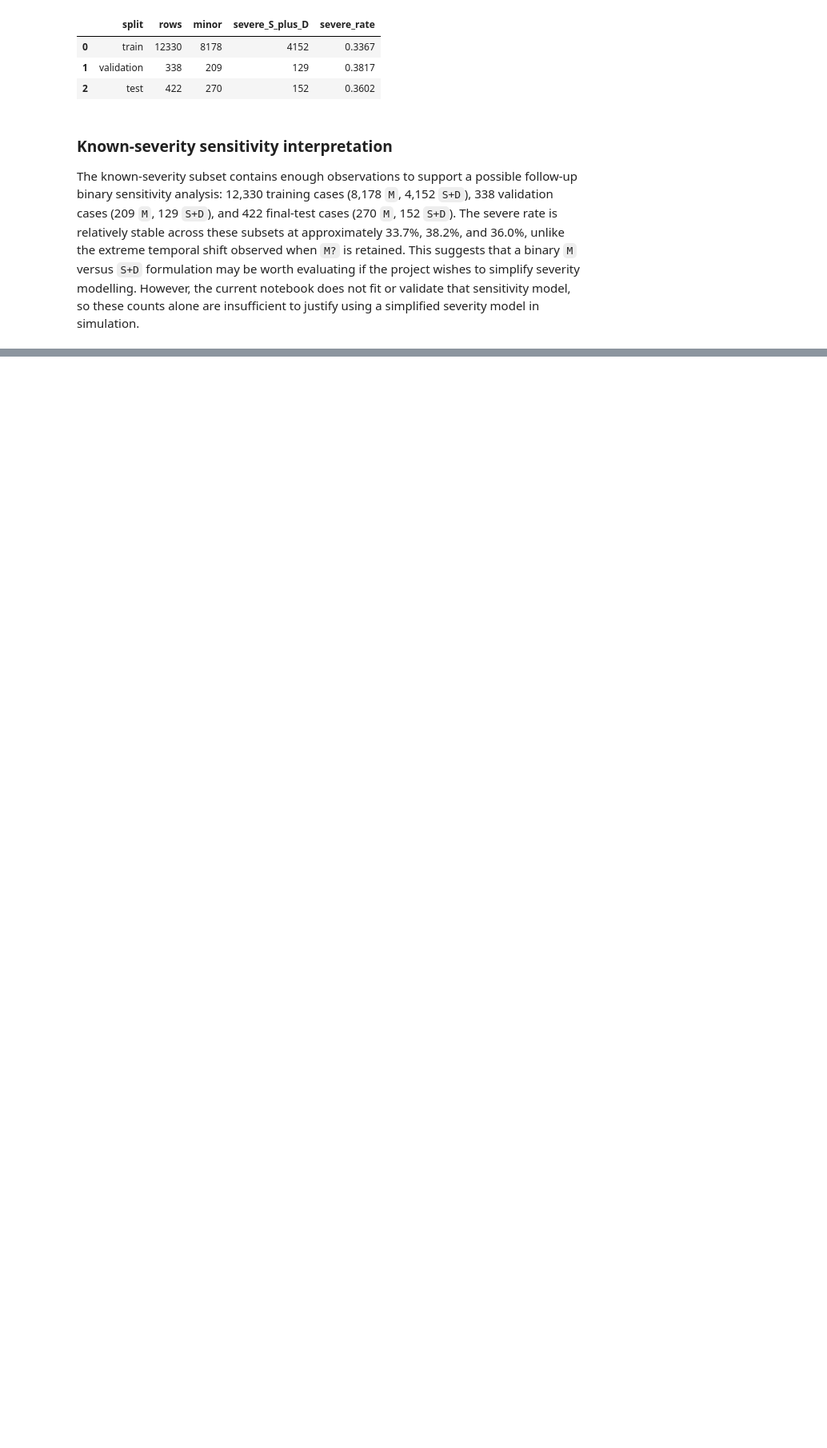
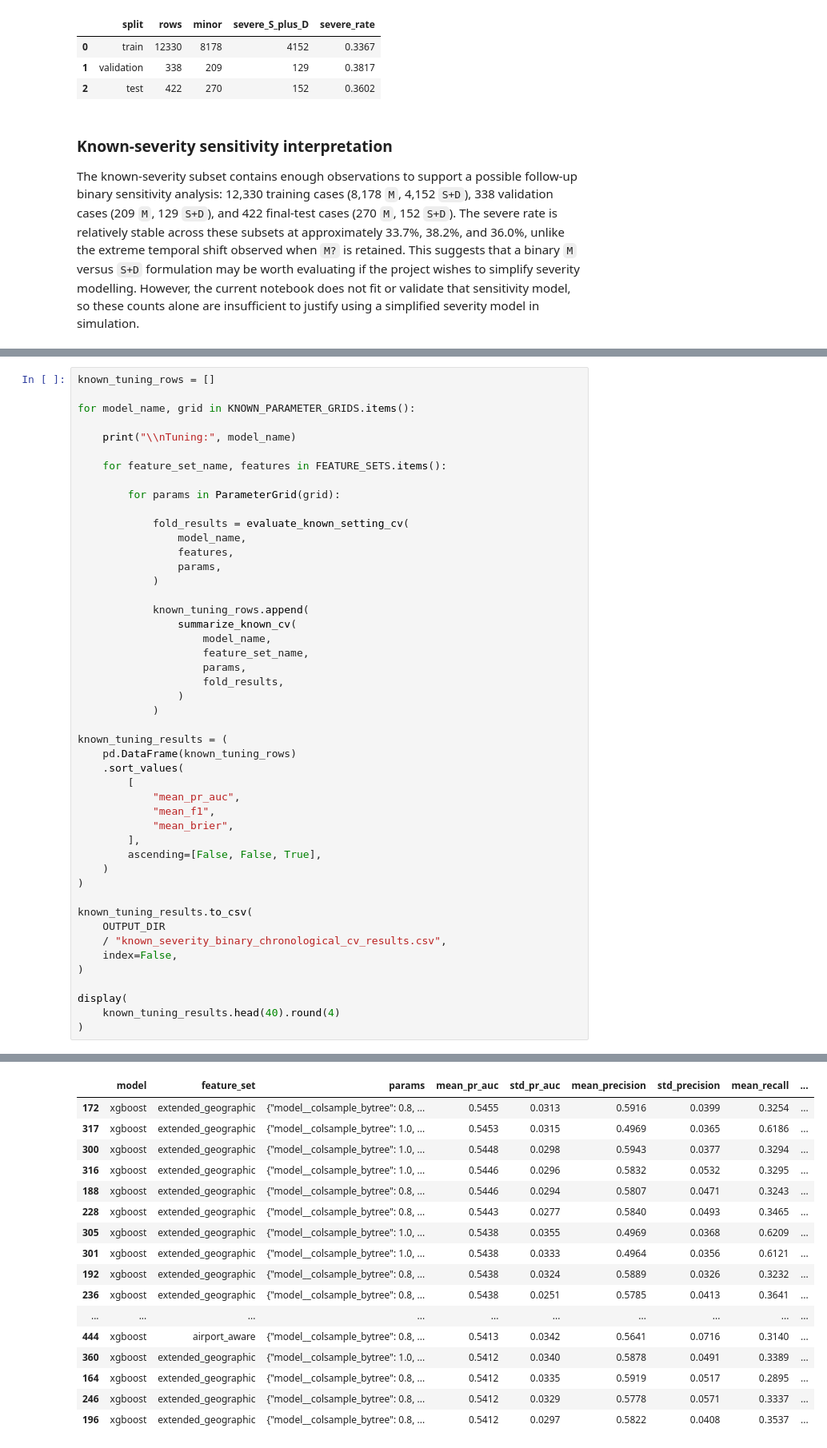
Before and after one commit to Gdfhf/faa-wildlife-strike-damage-analysis, a Jupyter notebook: notebooks/07_severity_modelling_reconsolidated.ipynb, the cells around one changed output, grey strips where cells are left out. Shown at 80% size. Cells and saved outputs as stored; diff of their text form; blank space fills up the shorter version.

```diff
--- a/notebooks/07_severity_modelling_reconsolidated.ipynb
+++ b/notebooks/07_severity_modelling_reconsolidated.ipynb
@@ -1876,0 +2378,48 @@ The known-severity subset contains enough observations to support a possible fol
+# %%
+known_tuning_rows = []
+
+for model_name, grid in KNOWN_PARAMETER_GRIDS.items():
+
+    print("\\nTuning:", model_name)
+
+    for feature_set_name, features in FEATURE_SETS.items():
+
+        for params in ParameterGrid(grid):
+
+            fold_results = evaluate_known_setting_cv(
+                model_name,
+                features,
+                params,
+            )
+
+            known_tuning_rows.append(
+                summarize_known_cv(
+                    model_name,
+                    feature_set_name,
+                    params,
+                    fold_results,
+                )
+            )
+
+known_tuning_results = (
+    pd.DataFrame(known_tuning_rows)
+    .sort_values(
+        [
+            "mean_pr_auc",
+            "mean_f1",
+            "mean_brier",
+        ],
+        ascending=[False, False, True],
+    )
+)
+
+known_tuning_results.to_csv(
+    OUTPUT_DIR
+    / "known_severity_binary_chronological_cv_results.csv",
+    index=False,
+)
+
+display(
+    known_tuning_results.head(40).round(4)
+)
+# %% [output]
@@ -1876,0 +2429,17 @@ The known-severity subset contains enough observations to support a possible fol
+|  | model | feature_set | params | mean_pr_auc | std_pr_auc | mean_precision | std_precision | mean_recall | ... |
+| 172 | xgboost | extended_geographic | {"model__colsample_bytree": 0.8, ... | 0.5455 | 0.0313 | 0.5916 | 0.0399 | 0.3254 | ... |
+| 317 | xgboost | extended_geographic | {"model__colsample_bytree": 1.0, ... | 0.5453 | 0.0315 | 0.4969 | 0.0365 | 0.6186 | ... |
+| 300 | xgboost | extended_geographic | {"model__colsample_bytree": 1.0, ... | 0.5448 | 0.0298 | 0.5943 | 0.0377 | 0.3294 | ... |
+| 316 | xgboost | extended_geographic | {"model__colsample_bytree": 1.0, ... | 0.5446 | 0.0296 | 0.5832 | 0.0532 | 0.3295 | ... |
+| 188 | xgboost | extended_geographic | {"model__colsample_bytree": 0.8, ... | 0.5446 | 0.0294 | 0.5807 | 0.0471 | 0.3243 | ... |
+| 228 | xgboost | extended_geographic | {"model__colsample_bytree": 0.8, ... | 0.5443 | 0.0277 | 0.5840 | 0.0493 | 0.3465 | ... |
+| 305 | xgboost | extended_geographic | {"model__colsample_bytree": 1.0, ... | 0.5438 | 0.0355 | 0.4969 | 0.0368 | 0.6209 | ... |
+| 301 | xgboost | extended_geographic | {"model__colsample_bytree": 1.0, ... | 0.5438 | 0.0333 | 0.4964 | 0.0356 | 0.6121 | ... |
+| 192 | xgboost | extended_geographic | {"model__colsample_bytree": 0.8, ... | 0.5438 | 0.0324 | 0.5889 | 0.0326 | 0.3232 | ... |
+| 236 | xgboost | extended_geographic | {"model__colsample_bytree": 0.8, ... | 0.5438 | 0.0251 | 0.5785 | 0.0413 | 0.3641 | ... |
+| ... | ... | ... | ... | ... | ... | ... | ... | ... | ... |
+| 444 | xgboost | airport_aware | {"model__colsample_bytree": 0.8, ... | 0.5413 | 0.0342 | 0.5641 | 0.0716 | 0.3140 | ... |
+| 360 | xgboost | extended_geographic | {"model__colsample_bytree": 1.0, ... | 0.5412 | 0.0340 | 0.5878 | 0.0491 | 0.3389 | ... |
+| 164 | xgboost | extended_geographic | {"model__colsample_bytree": 0.8, ... | 0.5412 | 0.0335 | 0.5919 | 0.0517 | 0.2895 | ... |
+| 246 | xgboost | extended_geographic | {"model__colsample_bytree": 0.8, ... | 0.5412 | 0.0329 | 0.5778 | 0.0571 | 0.3337 | ... |
+| 196 | xgboost | extended_geographic | {"model__colsample_bytree": 0.8, ... | 0.5412 | 0.0297 | 0.5822 | 0.0408 | 0.3537 | ... |
```
Also changed, not shown: parts of 38 cells of this notebook, 9 other files.
